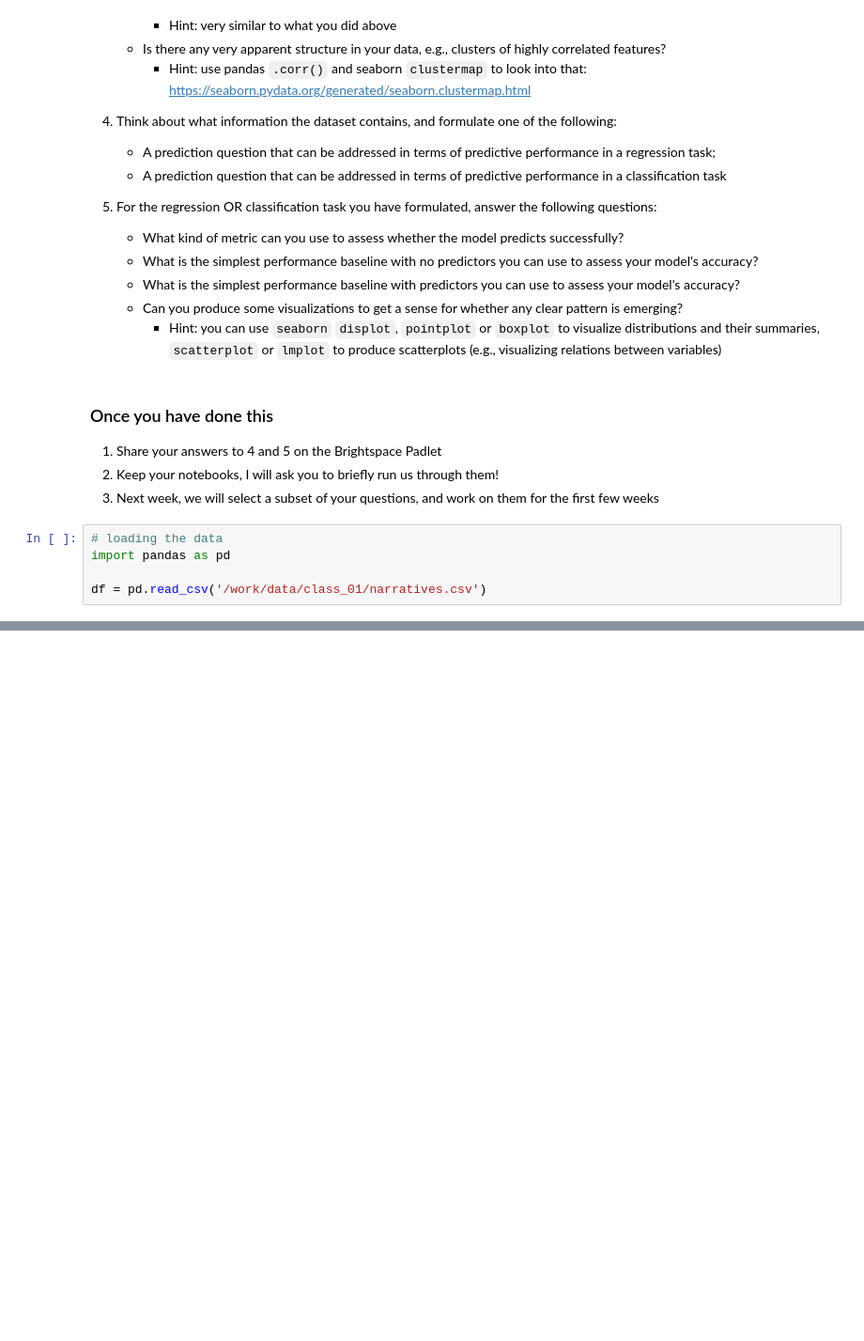
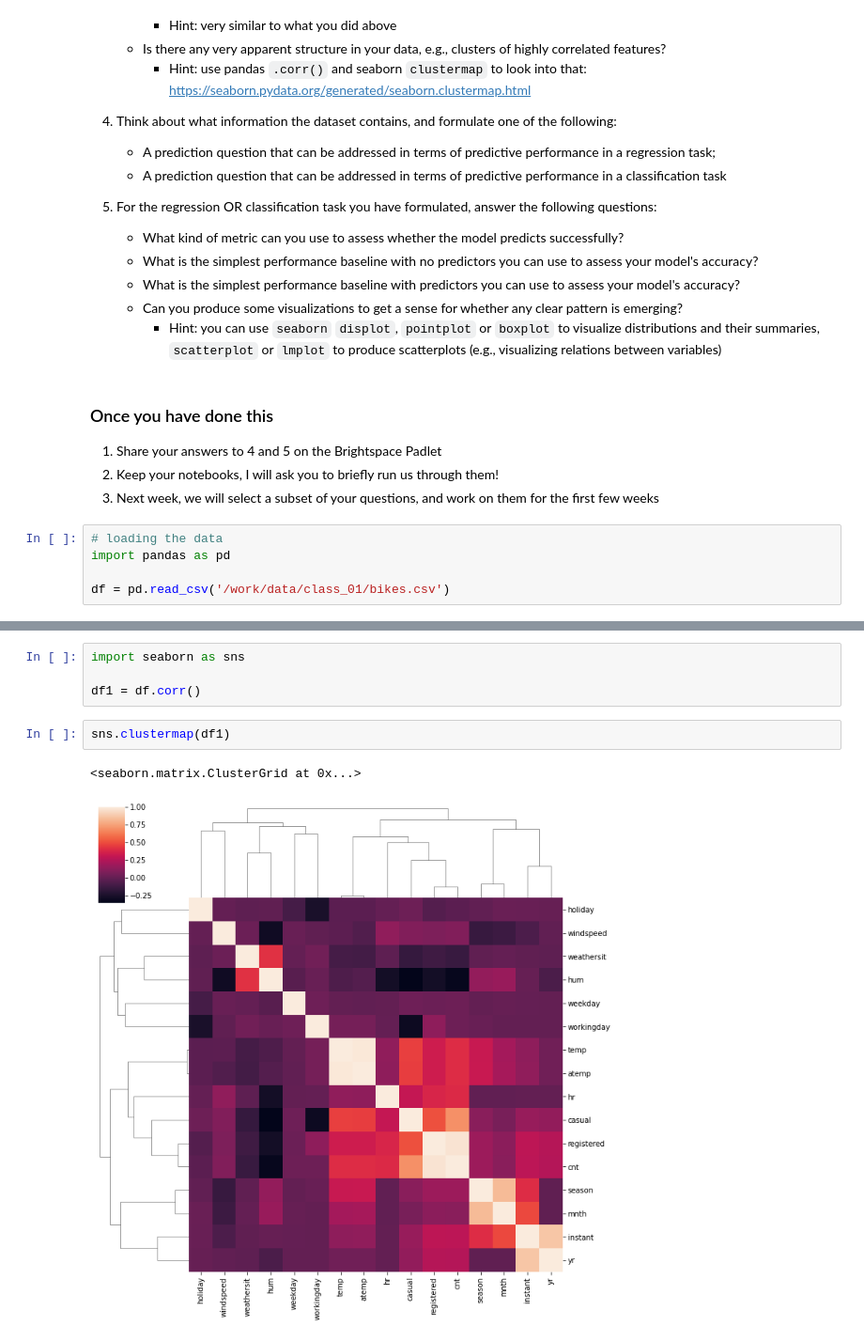
Before and after one commit to sarah-hvid/DataSci-AU-24, a Jupyter notebook: nbs/class_01_sha.ipynb, the cells around one changed output, grey strips where cells are left out. Shown: that part at 94% size. Drawn from its saved outputs; the diff is of its cells as text; blank space fills up the shorter version.

```diff
--- a/nbs/class_01_sha.ipynb
+++ b/nbs/class_01_sha.ipynb
@@ -55,7 +55,7 @@ For this class, your goal is to perform the following tasks:
 # loading the data
 import pandas as pd
 
-df = pd.read_csv('/work/data/class_01/narratives.csv')
+df = pd.read_csv('/work/data/class_01/bikes.csv')
 # %%
 df.columns
 # %% [output]
@@ -68,0 +111,9 @@ Index(['AssignmentId', 'WorkTimeInSeconds', 'WorkerId', 'annotatorAge',
+# %%
+import seaborn as sns
+
+df1 = df.corr()
+# %%
+sns.clustermap(df1)
+# %% [output]
+<seaborn.matrix.ClusterGrid at 0x...>
+[figure, added]
```
Also changed, not shown: parts of 5 cells of this notebook, 1 other file.
